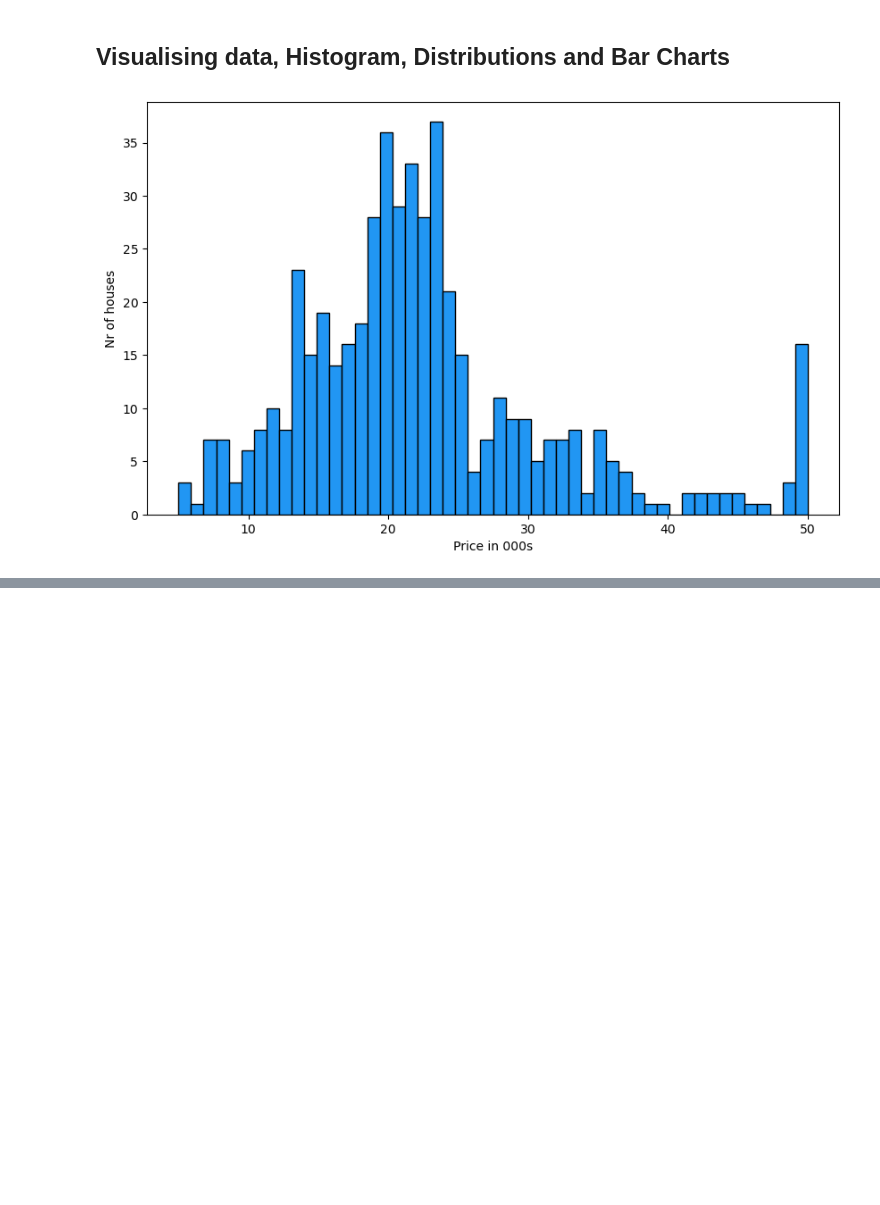
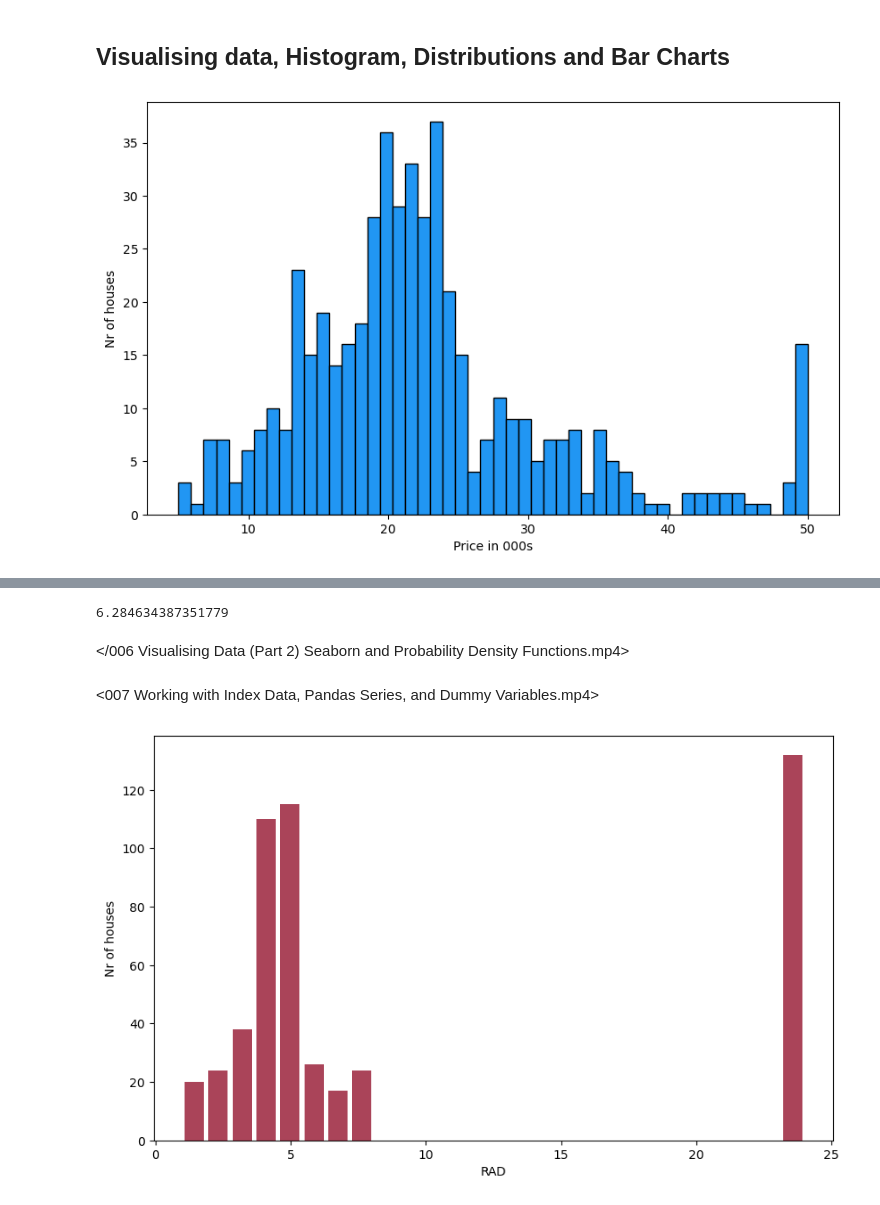
Before and after one commit to kucheriavii/data_sciense_ukr, a Jupyter notebook: boston_home_price/multivariate_regression.ipynb, the cells around one changed output, grey strips where cells are left out. Saved outputs shown, nothing was run; the diff lists cells and outputs as text; code cells hidden in the pictures; blank space fills up the shorter version.

```diff
--- a/boston_home_price/multivariate_regression.ipynb
+++ b/boston_home_price/multivariate_regression.ipynb
@@ -133,0 +132,16 @@ boston_dataset['rm'].me
+# %%
+boston_dataset['rm'].mean()
+# %% [output]
+6.284634387351779
+# %% [markdown]
+</006 Visualising Data (Part 2) Seaborn and Probability Density Functions.mp4>
+# %% [markdown]
+<007 Working with Index Data, Pandas Series, and Dummy Variables.mp4>
+# %%
+plt.figure(figsize=(10,6))
+plt.hist(boston_dataset['rad'], color="#AA4459", bins=26, rwidth=0.8)
+plt.xlabel("RAD")
+plt.ylabel("Nr of houses")
+plt.show()
+# %% [output]
+[figure, added]
```
Also changed, not shown: parts of 19 cells of this notebook.
